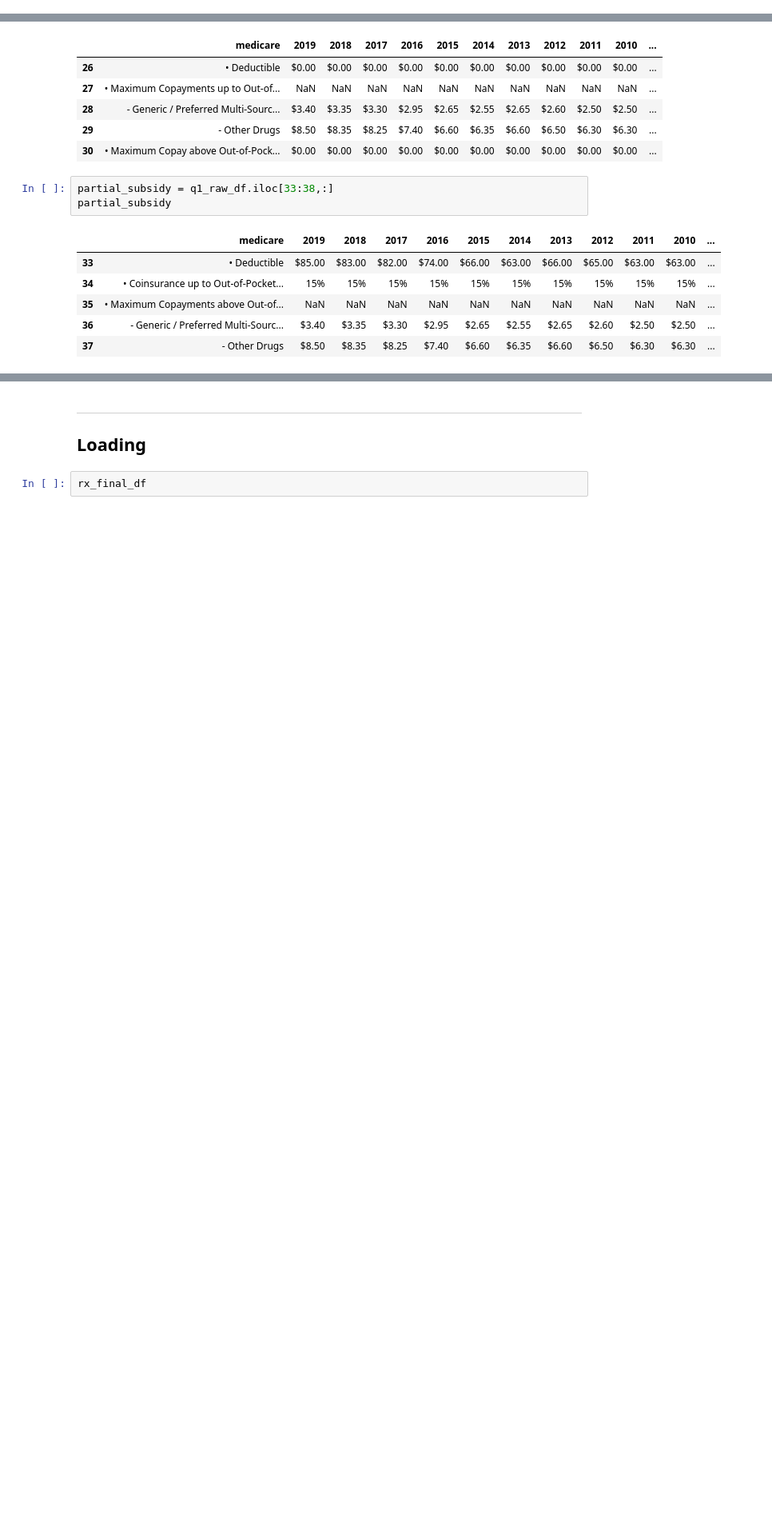
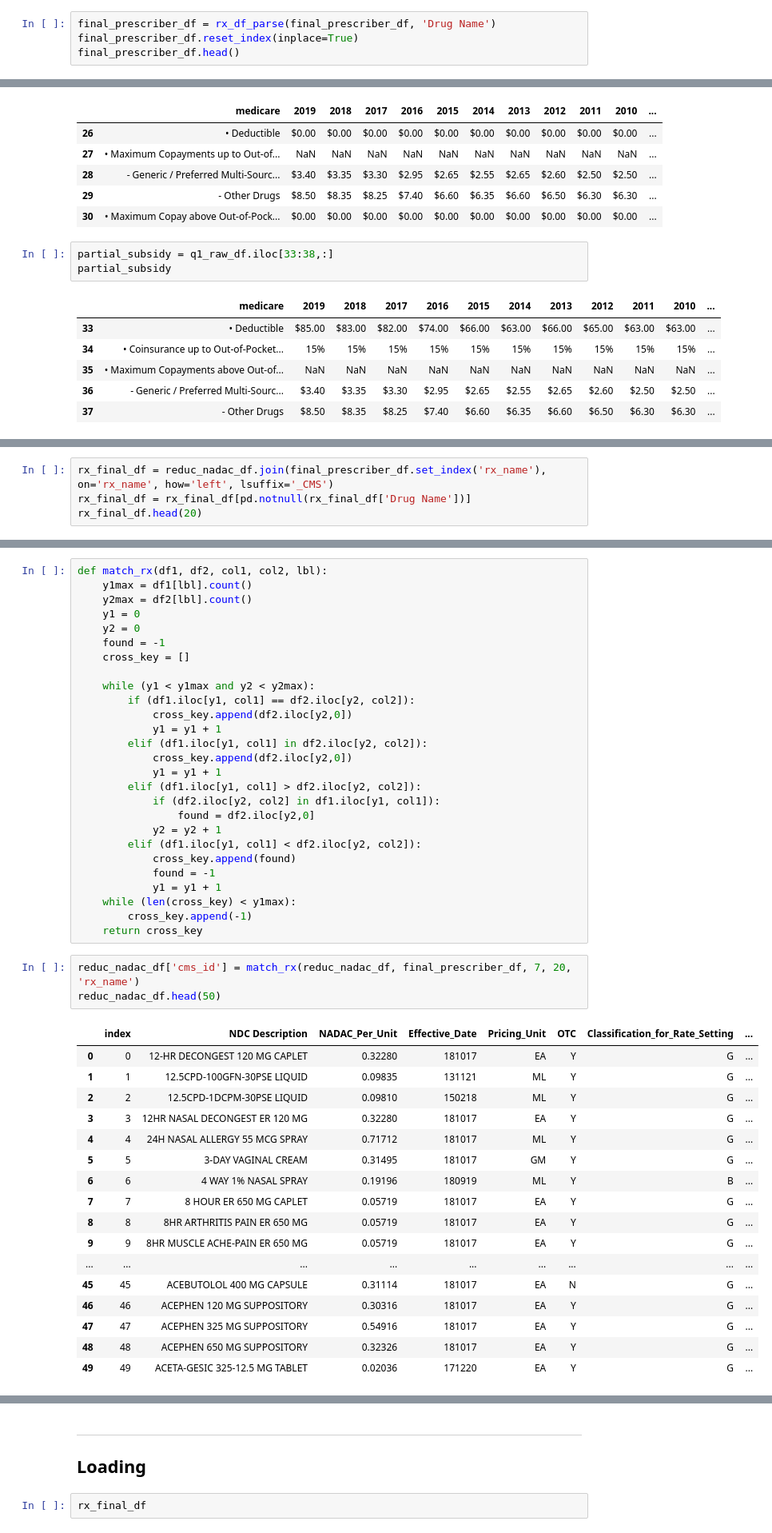
Before and after one commit to kychien/Part_D_RX_ETL, a Jupyter notebook: RX_ETL.ipynb, the cells around one changed output, grey strips where cells are left out. Shown at 80% size. Cells and saved outputs as stored; diff of their text form; blank space fills up the shorter version.

```diff
--- a/RX_ETL.ipynb
+++ b/RX_ETL.ipynb
@@ -282,3 +284,7 @@ nadac_df.head()
 | 1180481 | 12-HR DECONGEST 120 MG CAPLET | 0.33159 | 131121 | EA | Y | G | 12-HR DECONGEST | ... |
 | 1448137 | 12-HR DECONGEST 120 MG CAPLET | 0.33159 | 131121 | EA | Y | G | 12-HR DECONGEST | ... |
 | 1499771 | 12-HR DECONGEST 120 MG CAPLET | 0.33159 | 131121 | EA | Y | G | 12-HR DECONGEST | ... |
+# %%
+final_prescriber_df = rx_df_parse(final_prescriber_df, 'Drug Name')
+final_prescriber_df.reset_index(inplace=True)
+final_prescriber_df.head()
@@ -369,0 +422,4 @@ bins2 = [0, 415, 3820, 5100 ,7653, 8139]
+# %%
+rx_final_df = reduc_nadac_df.join(final_prescriber_df.set_index('rx_name'), on='rx_name', how='left', lsuffix='_CMS')
+rx_final_df = rx_final_df[pd.notnull(rx_final_df['Drug Name'])]
+rx_final_df.head(20)
@@ -369,0 +445,48 @@ bins2 = [0, 415, 3820, 5100 ,7653, 8139]
+# %%
+def match_rx(df1, df2, col1, col2, lbl):
+    y1max = df1[lbl].count()
+    y2max = df2[lbl].count()
+    y1 = 0
+    y2 = 0
+    found = -1
+    cross_key = []
+
+    while (y1 < y1max and y2 < y2max):
+        if (df1.iloc[y1, col1] == df2.iloc[y2, col2]):
+            cross_key.append(df2.iloc[y2,0])
+            y1 = y1 + 1
+        elif (df1.iloc[y1, col1] in df2.iloc[y2, col2]):
+            cross_key.append(df2.iloc[y2,0])
+            y1 = y1 + 1
+        elif (df1.iloc[y1, col1] > df2.iloc[y2, col2]):
+            if (df2.iloc[y2, col2] in df1.iloc[y1, col1]):
+                found = df2.iloc[y2,0]
+            y2 = y2 + 1
+        elif (df1.iloc[y1, col1] < df2.iloc[y2, col2]):
+            cross_key.append(found)
+            found = -1
+            y1 = y1 + 1
+    while (len(cross_key) < y1max):
+        cross_key.append(-1)
+    return cross_key
+# %%
+reduc_nadac_df['cms_id'] = match_rx(reduc_nadac_df, final_prescriber_df, 7, 20, 'rx_name')
+reduc_nadac_df.head(50)
+# %% [output]
+|  | index | NDC Description | NADAC_Per_Unit | Effective_Date | Pricing_Unit | OTC | Classification_for_Rate_Setting | ... |
+| 0 | 0 | 12-HR DECONGEST 120 MG CAPLET | 0.32280 | 181017 | EA | Y | G | ... |
+| 1 | 1 | 12.5CPD-100GFN-30PSE LIQUID | 0.09835 | 131121 | ML | Y | G | ... |
+| 2 | 2 | 12.5CPD-1DCPM-30PSE LIQUID | 0.09810 | 150218 | ML | Y | G | ... |
+| 3 | 3 | 12HR NASAL DECONGEST ER 120 MG | 0.32280 | 181017 | EA | Y | G | ... |
+| 4 | 4 | 24H NASAL ALLERGY 55 MCG SPRAY | 0.71712 | 181017 | ML | Y | G | ... |
+| 5 | 5 | 3-DAY VAGINAL CREAM | 0.31495 | 181017 | GM | Y | G | ... |
+| 6 | 6 | 4 WAY 1% NASAL SPRAY | 0.19196 | 180919 | ML | Y | B | ... |
+| 7 | 7 | 8 HOUR ER 650 MG CAPLET | 0.05719 | 181017 | EA | Y | G | ... |
+| 8 | 8 | 8HR ARTHRITIS PAIN ER 650 MG | 0.05719 | 181017 | EA | Y | G | ... |
+| 9 | 9 | 8HR MUSCLE ACHE-PAIN ER 650 MG | 0.05719 | 181017 | EA | Y | G | ... |
+| ... | ... | ... | ... | ... | ... | ... | ... | ... |
+| 45 | 45 | ACEBUTOLOL 400 MG CAPSULE | 0.31114 | 181017 | EA | N | G | ... |
+| 46 | 46 | ACEPHEN 120 MG SUPPOSITORY | 0.30316 | 181017 | EA | Y | G | ... |
+| 47 | 47 | ACEPHEN 325 MG SUPPOSITORY | 0.54916 | 181017 | EA | Y | G | ... |
+| 48 | 48 | ACEPHEN 650 MG SUPPOSITORY | 0.32326 | 181017 | EA | Y | G | ... |
+| 49 | 49 | ACETA-GESIC 325-12.5 MG TABLET | 0.02036 | 171220 | EA | Y | G | ... |
```
Also changed, not shown: parts of 11 cells of this notebook.
